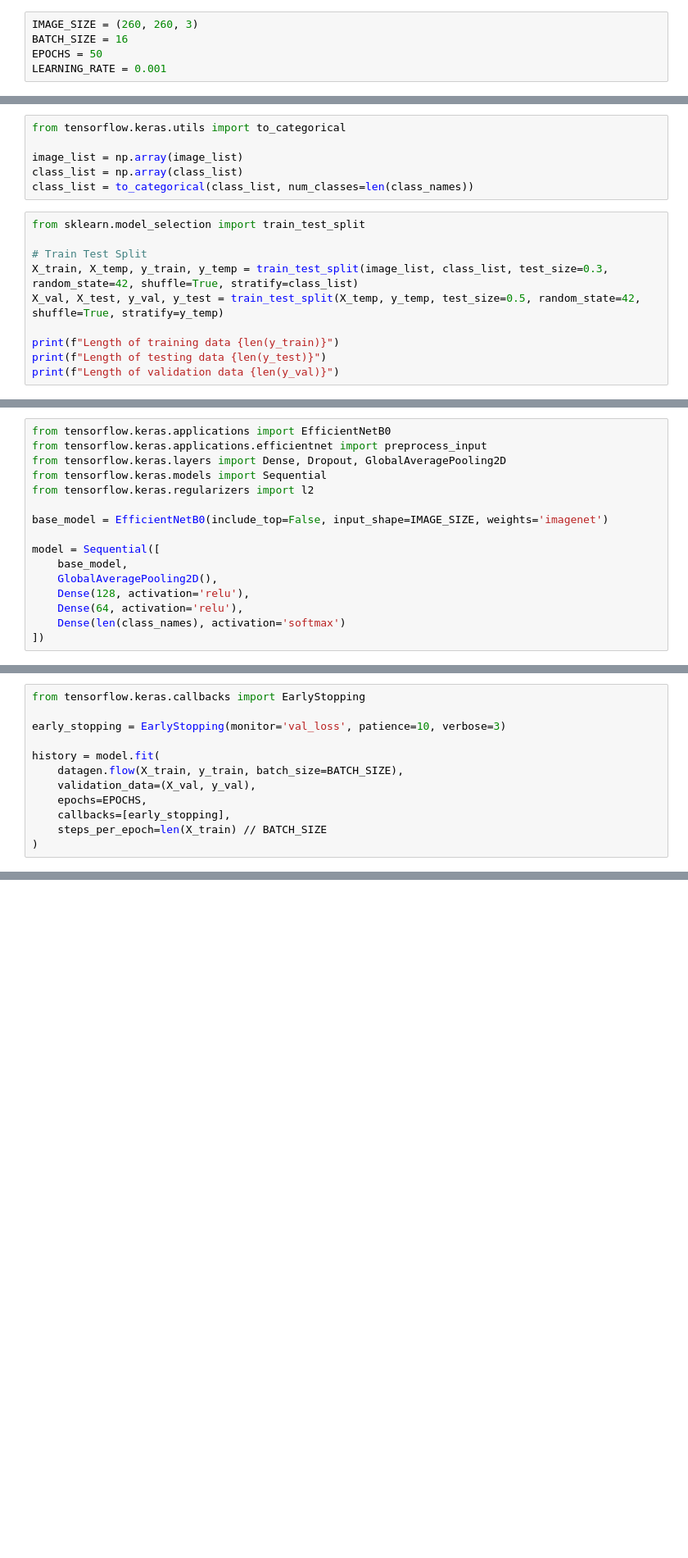
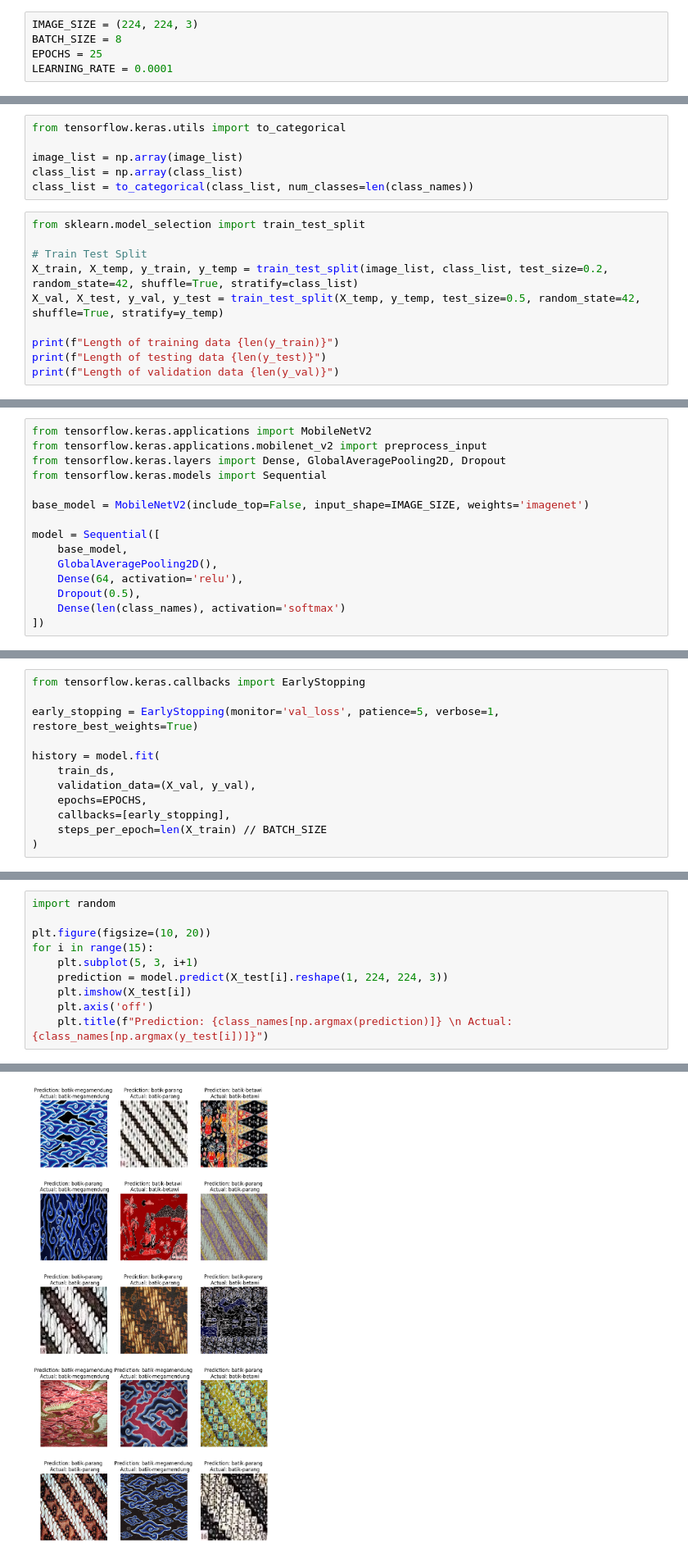
Before and after one commit to vncnttan/binus-aol-deep-learning-indonesian-batik-motifs, a Jupyter notebook: 3. Pre-Trained Model.ipynb, the cells around one changed output, grey strips where cells are left out. Shown at 82% size. Cells and saved outputs as stored; diff of their text form; blank space fills up the shorter version.

Commit message:
feat: Mobile Net 80% Accuracy

```diff
--- a/3. Pre-Trained Model.ipynb
+++ b/3. Pre-Trained Model.ipynb
@@ -3,10 +3,10 @@ import os
 import numpy as np
 from tensorflow.keras.preprocessing.image import load_img
 # %%
-IMAGE_SIZE = (260, 260, 3)
-BATCH_SIZE = 16
-EPOCHS = 50
-LEARNING_RATE = 0.001
+IMAGE_SIZE = (224, 224, 3)
+BATCH_SIZE = 8
+EPOCHS = 25
+LEARNING_RATE = 0.0001
 # %%
 # Load image
 DATASET_CLEAN_PATH = os.path.join("Dataset", "Dataset Clean")
@@ -48,7 +54,7 @@ class_list = to_categorical(class_list, num_classes=len(class_names))
 from sklearn.model_selection import train_test_split
 
 # Train Test Split
-X_train, X_temp, y_train, y_temp = train_test_split(image_list, class_list, test_size=0.3, random_state=42, shuffle=True, stratify=class_list)
+X_train, X_temp, y_train, y_temp = train_test_split(image_list, class_list, test_size=0.2, random_state=42, shuffle=True, stratify=class_list)
 X_val, X_test, y_val, y_test = train_test_split(X_temp, y_temp, test_size=0.5, random_state=42, shuffle=True, stratify=y_temp)
 
 print(f"Length of training data {len(y_train)}")
@@ -57,17 +67,16 @@ print(f"Length of validation data {len(y_val)}")
 # %%
-from tensorflow.keras.applications import EfficientNetB0
-from tensorflow.keras.applications.efficientnet import preprocess_input
-from tensorflow.keras.layers import Dense, Dropout, GlobalAveragePooling2D
+from tensorflow.keras.applications import MobileNetV2
+from tensorflow.keras.applications.mobilenet_v2 import preprocess_input
+from tensorflow.keras.layers import Dense, GlobalAveragePooling2D, Dropout
 from tensorflow.keras.models import Sequential
-from tensorflow.keras.regularizers import l2
 
-base_model = EfficientNetB0(include_top=False, input_shape=IMAGE_SIZE, weights='imagenet')
+base_model = MobileNetV2(include_top=False, input_shape=IMAGE_SIZE, weights='imagenet')
 
 model = Sequential([
     base_model,
     GlobalAveragePooling2D(),
-    Dense(128, activation='relu'),
     Dense(64, activation='relu'),
+    Dropout(0.5),
     Dense(len(class_names), activation='softmax')
 ])
 # %%
@@ -89,10 +118,10 @@ print(model.summary())
 # %%
 from tensorflow.keras.callbacks import EarlyStopping
 
-early_stopping = EarlyStopping(monitor='val_loss', patience=10, verbose=3)
+early_stopping = EarlyStopping(monitor='val_loss', patience=5, verbose=1, restore_best_weights=True)
 
 history = model.fit(
-    datagen.flow(X_train, y_train, batch_size=BATCH_SIZE),
+    train_ds,
     validation_data=(X_val, y_val),
     epochs=EPOCHS,
     callbacks=[early_stopping],
@@ -120,0 +178,11 @@ plt.show()
+# %%
+import random
+
+plt.figure(figsize=(10, 20))
+for i in range(15):
+    plt.subplot(5, 3, i+1)
+    prediction = model.predict(X_test[i].reshape(1, 224, 224, 3))
+    plt.imshow(X_test[i])
+    plt.axis('off')
+    plt.title(f"Prediction: {class_names[np.argmax(prediction)]} \n Actual: {class_names[np.argmax(y_test[i])]}")
+# %% [output]
@@ -120,0 +204 @@ plt.show()
+[figure, added]
```
Also changed, not shown: parts of 10 cells of this notebook.
